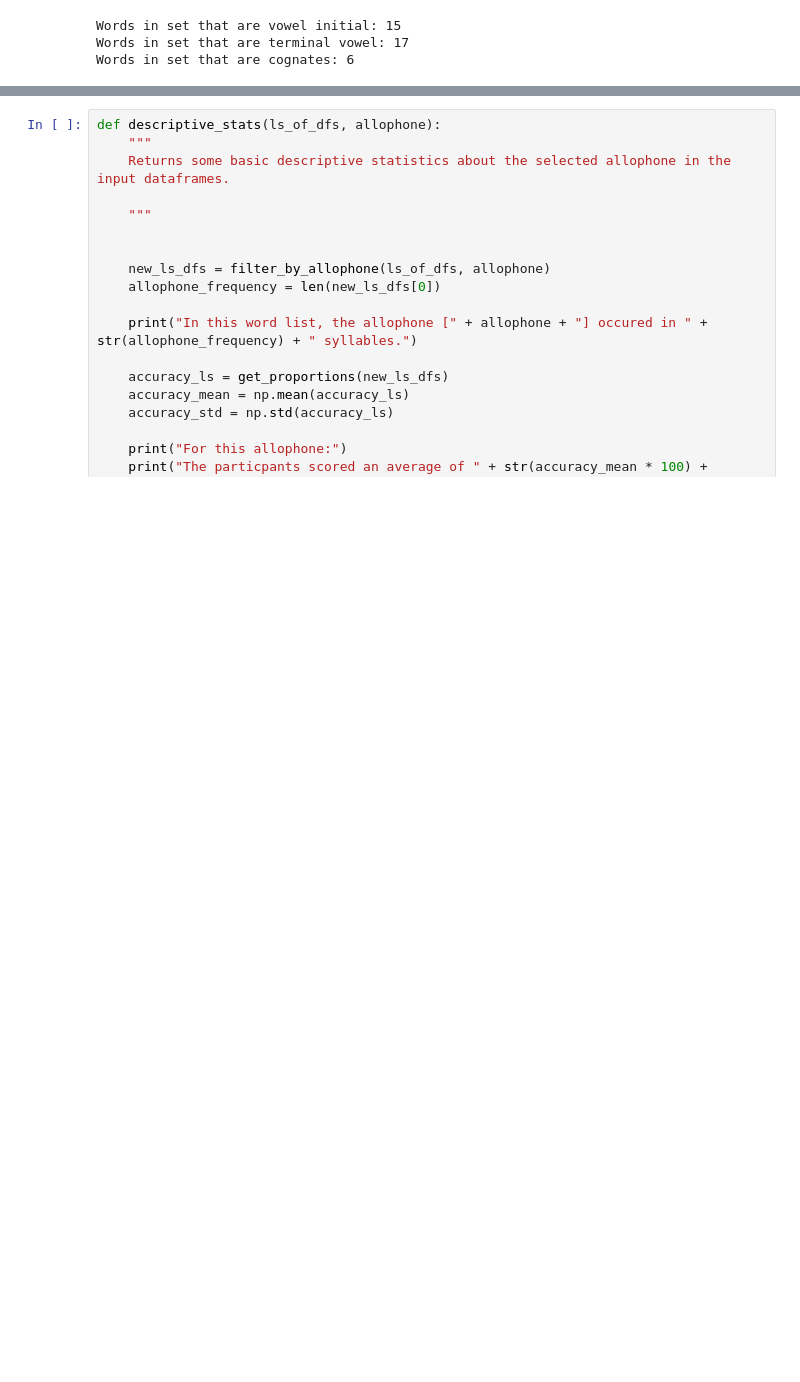
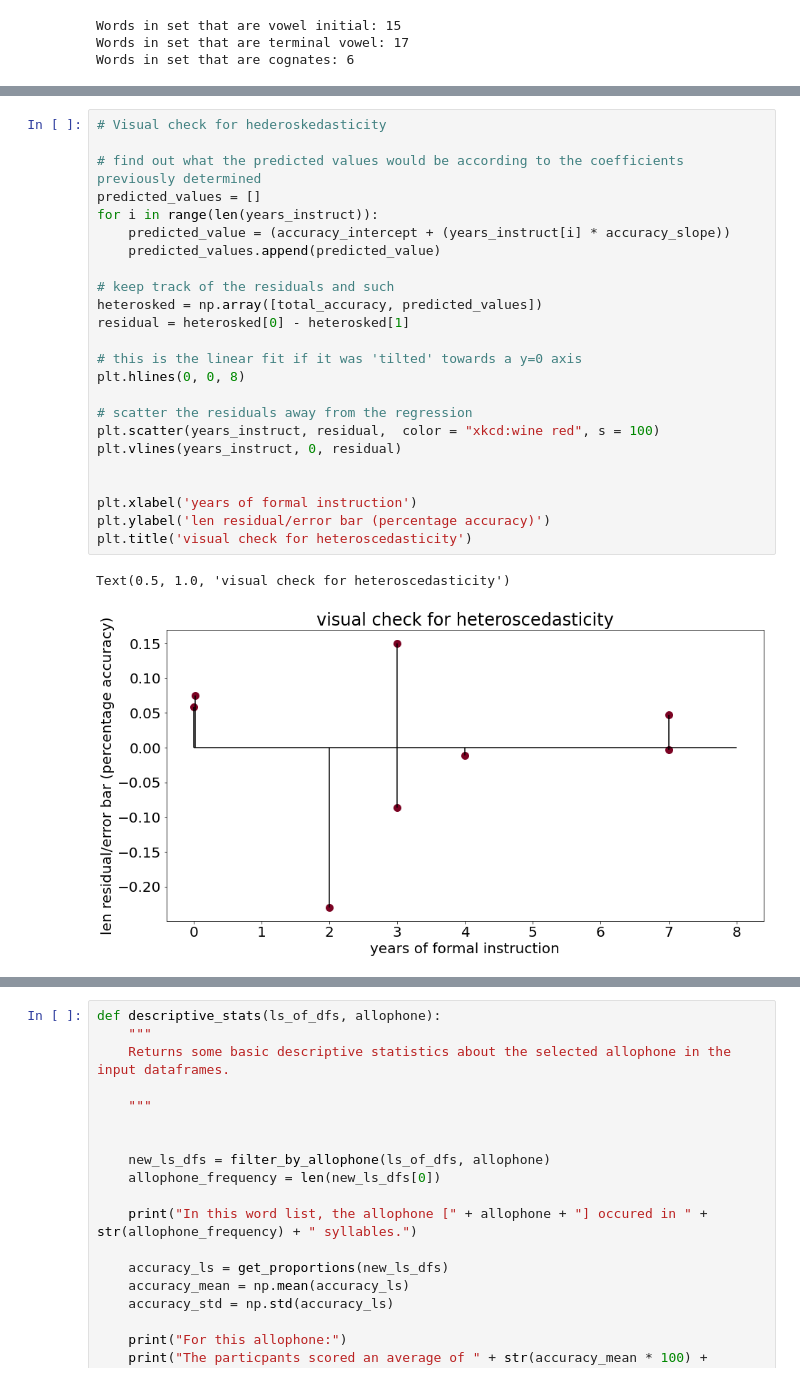
Before and after one commit to djdebonis/IPA_vowel_compare, a Jupyter notebook: IPA_vowel_analyze.ipynb, the cells around one changed output, grey strips where cells are left out. Cells and saved outputs as stored; diff of their text form; blank space fills up the shorter version.

```diff
--- a/IPA_vowel_analyze.ipynb
+++ b/IPA_vowel_analyze.ipynb
@@ -450,0 +525,27 @@ plt.scatter(years_instruct, total_accuracy)
+# %%
+# Visual check for hederoskedasticity
+
+# find out what the predicted values would be according to the coefficients previously determined
+predicted_values = []
+for i in range(len(years_instruct)):
+    predicted_value = (accuracy_intercept + (years_instruct[i] * accuracy_slope))
+    predicted_values.append(predicted_value)
+
+# keep track of the residuals and such
+heterosked = np.array([total_accuracy, predicted_values])
+residual = heterosked[0] - heterosked[1]
+
+# this is the linear fit if it was 'tilted' towards a y=0 axis
+plt.hlines(0, 0, 8)
+
+# scatter the residuals away from the regression
+plt.scatter(years_instruct, residual,  color = "xkcd:wine red", s = 100)
+plt.vlines(years_instruct, 0, residual)
+
+
+plt.xlabel('years of formal instruction')
+plt.ylabel('len residual/error bar (percentage accuracy)')
+plt.title('visual check for heteroscedasticity')
+# %% [output]
+Text(0.5, 1.0, 'visual check for heteroscedasticity')
+[figure, added]
```
Also changed, not shown: parts of 37 cells of this notebook.
